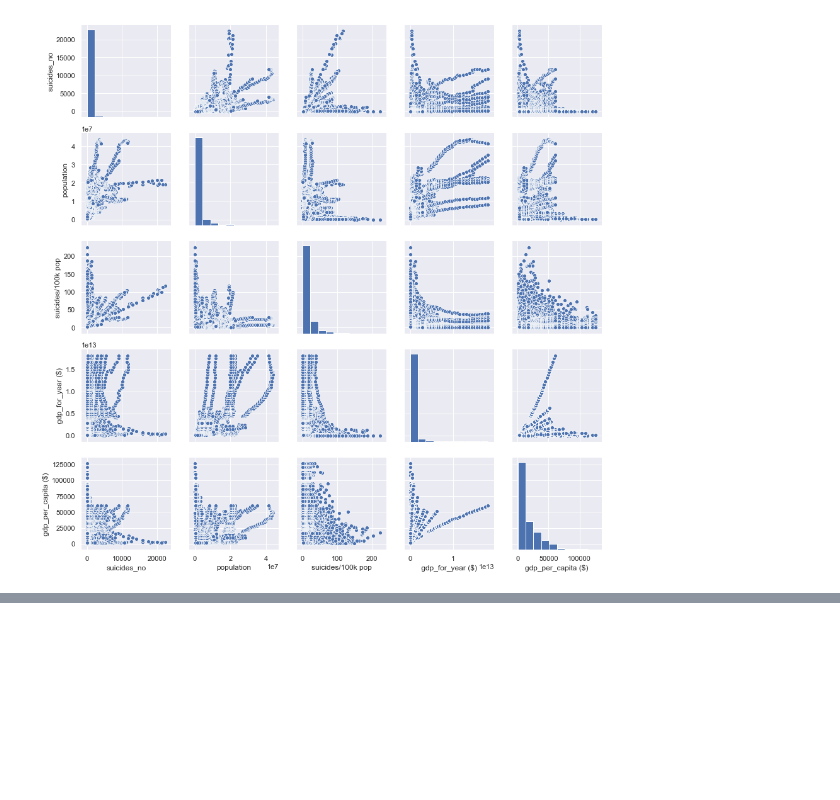
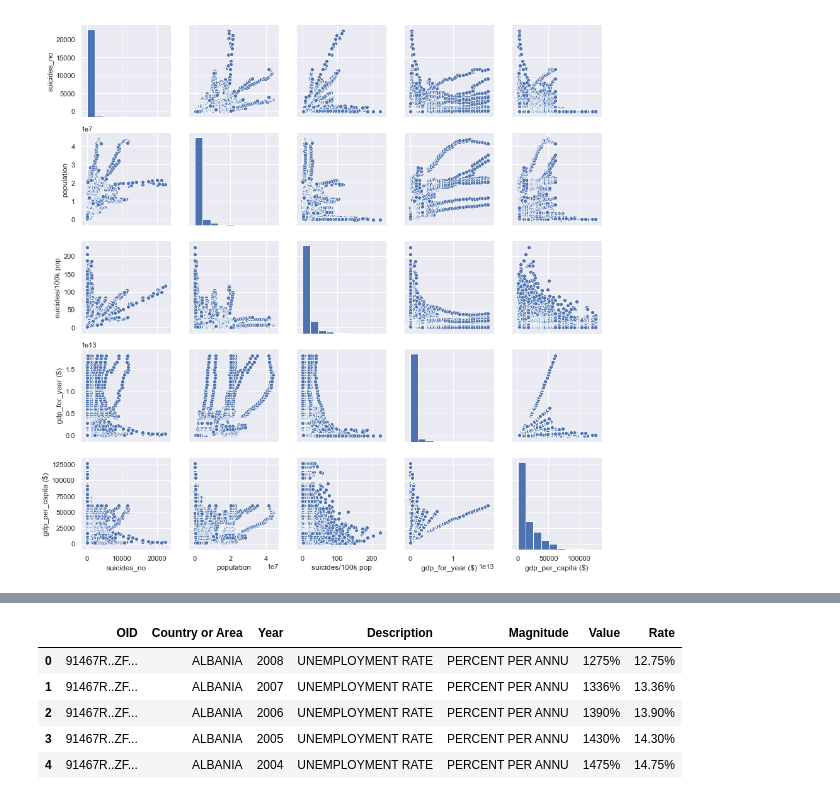
Before and after one commit to milkrong/suicide_rate_analysis, a Jupyter notebook: final_report.ipynb, the cells around one changed output, grey strips where cells are left out. Cells and saved outputs as stored; diff of their text form; code cells hidden in the pictures; blank space fills up the shorter version.

```diff
--- a/final_report.ipynb
+++ b/final_report.ipynb
@@ -138,0 +183,10 @@ plt.show()
+# %%
+unemployment_rate = pd.read_csv("UNdata_Export_20190107_231138133.csv")
+unemployment_rate.head()
+# %% [output]
+|  | OID | Country or Area | Year | Description | Magnitude | Value | Rate |
+| 0 | 91467R..ZF... | ALBANIA | 2008 | UNEMPLOYMENT RATE | PERCENT PER ANNU | 1275% | 12.75% |
+| 1 | 91467R..ZF... | ALBANIA | 2007 | UNEMPLOYMENT RATE | PERCENT PER ANNU | 1336% | 13.36% |
+| 2 | 91467R..ZF... | ALBANIA | 2006 | UNEMPLOYMENT RATE | PERCENT PER ANNU | 1390% | 13.90% |
+| 3 | 91467R..ZF... | ALBANIA | 2005 | UNEMPLOYMENT RATE | PERCENT PER ANNU | 1430% | 14.30% |
+| 4 | 91467R..ZF... | ALBANIA | 2004 | UNEMPLOYMENT RATE | PERCENT PER ANNU | 1475% | 14.75% |
```
Also changed, not shown: parts of 17 cells of this notebook, 2 other files.
